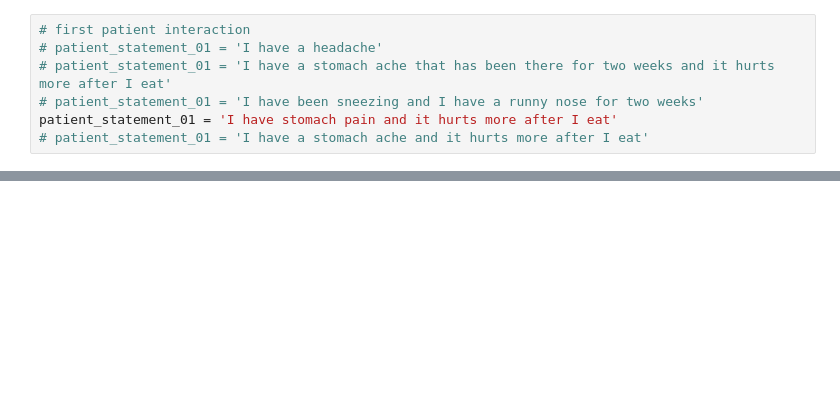
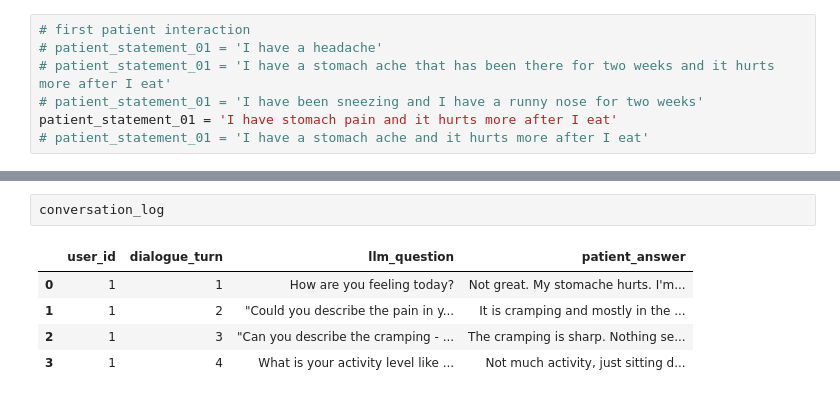
Before and after one commit to s-david-kyle/Capstone2026_Spring, a Jupyter notebook: proof_of_concept/metapub_llm.ipynb, the cells around one changed output, grey strips where cells are left out. Cells and saved outputs as stored; diff of their text form; blank space fills up the shorter version.

```diff
--- a/proof_of_concept/metapub_llm.ipynb
+++ b/proof_of_concept/metapub_llm.ipynb
@@ -86,0 +406,8 @@ Journal: Gastroenterology
+# %%
+conversation_log
+# %% [output]
+|  | user_id | dialogue_turn | llm_question | patient_answer |
+| 0 | 1 | 1 | How are you feeling today? | Not great. My stomache hurts. I'm... |
+| 1 | 1 | 2 | "Could you describe the pain in y... | It is cramping and mostly in the ... |
+| 2 | 1 | 3 | "Can you describe the cramping - ... | The cramping is sharp. Nothing se... |
+| 3 | 1 | 4 | What is your activity level like ... | Not much activity, just sitting d... |
```
Also changed, not shown: parts of 19 cells of this notebook, 4 other files.
